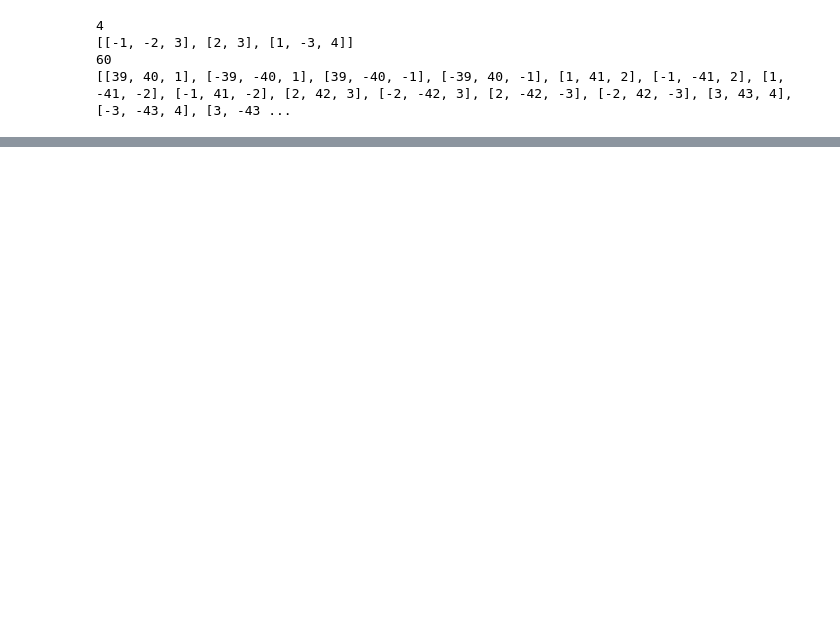
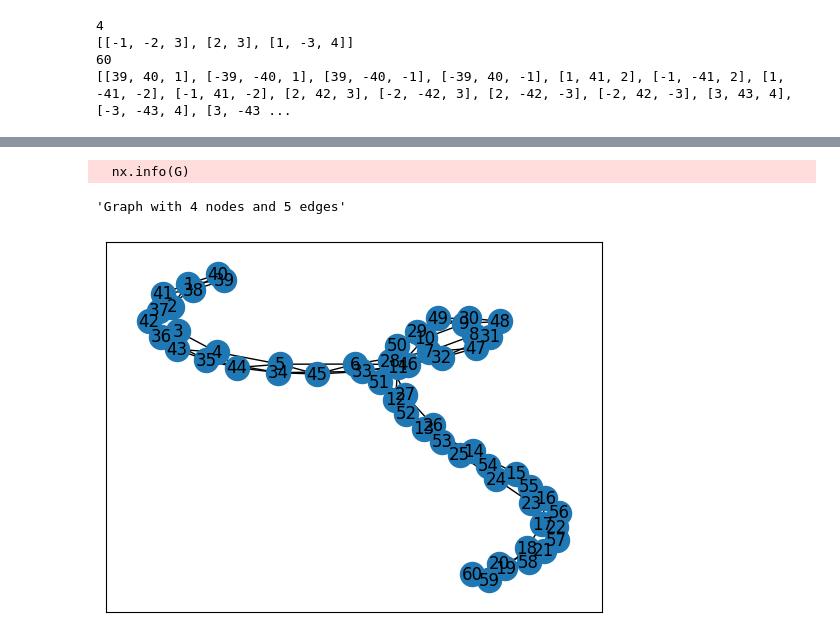
Before and after one commit to jakubbanach/LogicFormulas, a Jupyter notebook: embeddings.ipynb, the cells around one changed output, grey strips where cells are left out. Saved outputs shown, nothing was run; the diff lists cells and outputs as text; code cells hidden in the pictures; blank space fills up the shorter version.

```diff
--- a/embeddings.ipynb
+++ b/embeddings.ipynb
@@ -140,0 +144,10 @@ print(node_embeddings)
+# %%
+nx.info(G)
+# %% [output]
+  nx.info(G)
+'Graph with 4 nodes and 5 edges'
+# %%
+# nx.draw_networkx(G1)
+nx.draw_networkx(G1)
+# %% [output]
+[figure, added]
```
Also changed, not shown: parts of 12 cells of this notebook.
